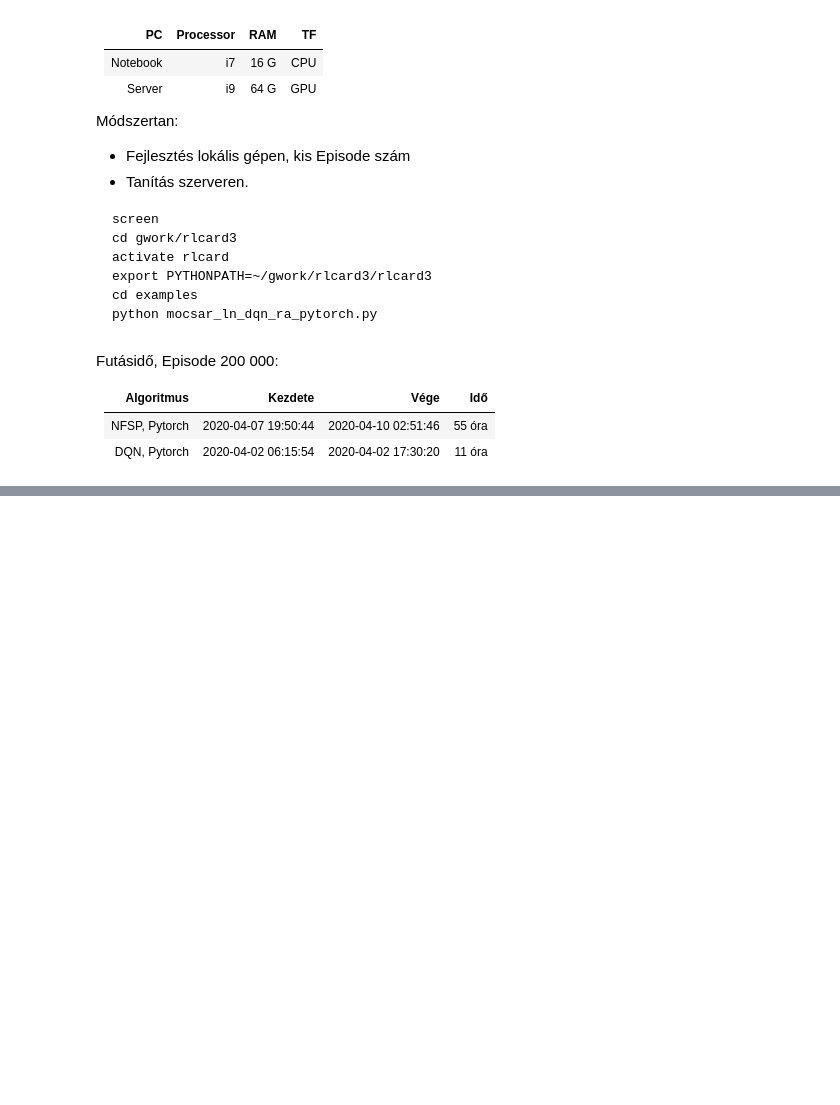
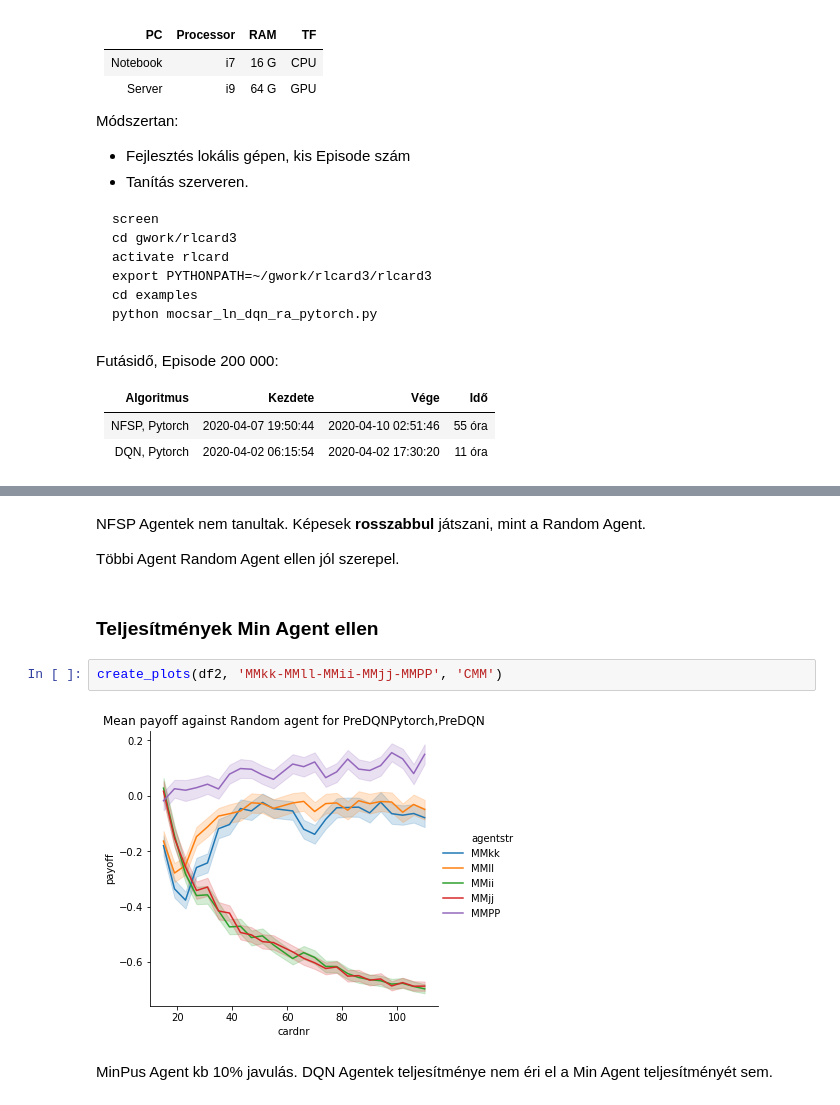
Before and after one commit to cogitoergoread/rlcard3, a Jupyter notebook: jupyter/rl-ai-zaro-varga-jozsef-2.ipynb, the cells around one changed output, grey strips where cells are left out. Drawn from its saved outputs; the diff is of its cells as text; blank space fills up the shorter version.

```diff
--- a/jupyter/rl-ai-zaro-varga-jozsef-2.ipynb
+++ b/jupyter/rl-ai-zaro-varga-jozsef-2.ipynb
@@ -475,0 +631,12 @@ Futásidő, Episode 200 000:
+# %% [markdown]
+NFSP Agentek nem tanultak. Képesek __rosszabbul__ játszani, mint a Random Agent.
+
+Többi Agent Random Agent ellen jól szerepel.
+# %% [markdown]
+### Teljesítmények Min Agent ellen
+# %%
+create_plots(df2, 'MMkk-MMll-MMii-MMjj-MMPP', 'CMM')
+# %% [output]
+[figure, added]
+# %% [markdown]
+MinPus Agent kb 10% javulás. DQN Agentek teljesítménye nem éri el a Min Agent teljesítményét sem.
```
Also changed, not shown: parts of 10 cells of this notebook.
